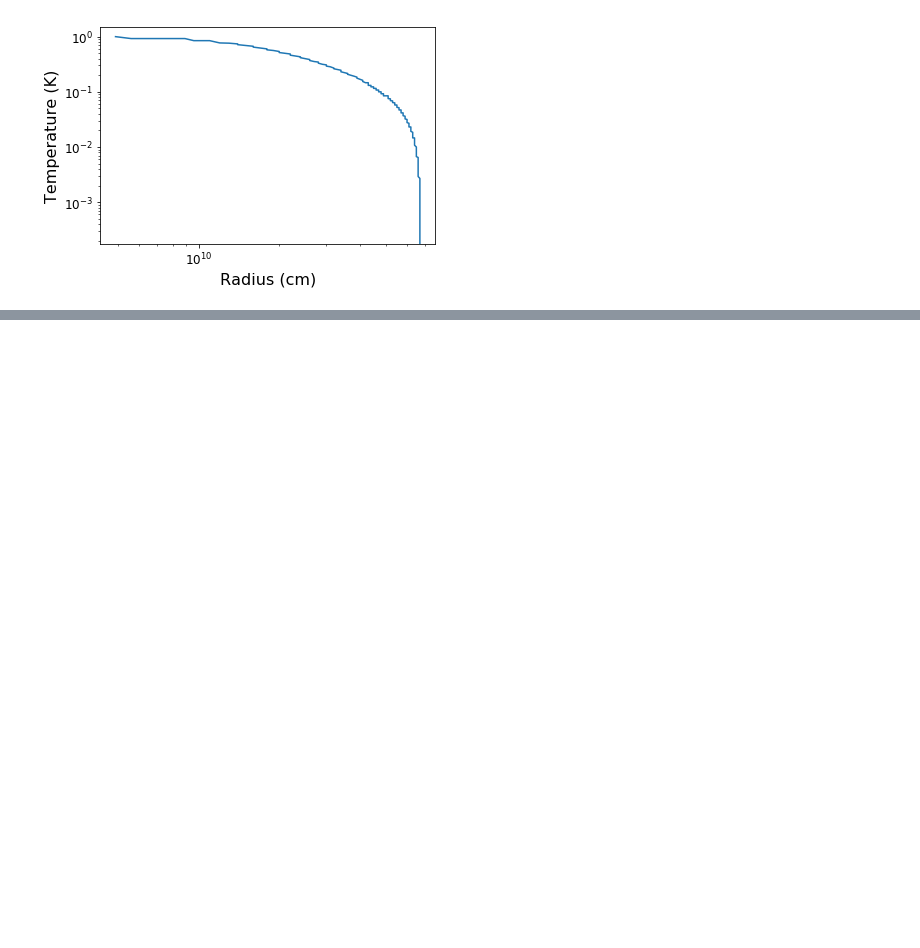
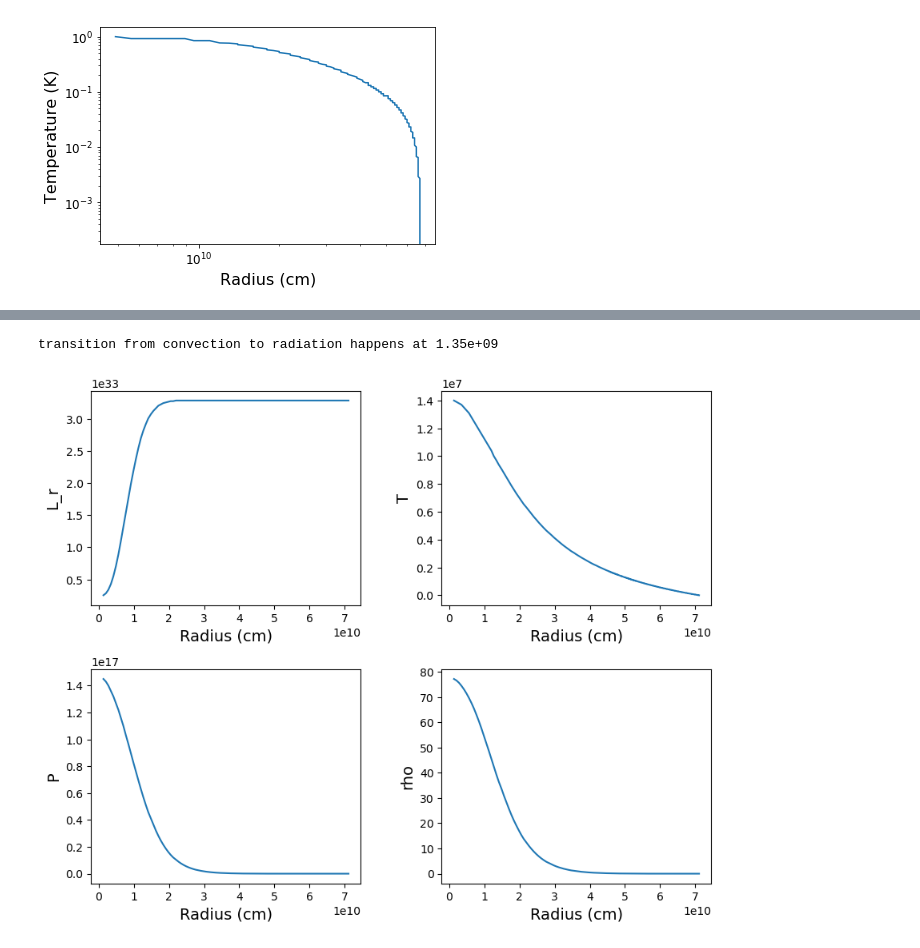
Before and after one commit to rfinn/ASTR392, a Jupyter notebook: carroll-ostlie-statstar/stellar_structure.ipynb, the cells around one changed output, grey strips where cells are left out. Saved outputs shown, nothing was run; the diff lists cells and outputs as text; code cells hidden in the pictures; blank space fills up the shorter version.

Commit message:
updates to read output from python

```diff
--- a/carroll-ostlie-statstar/stellar_structure.ipynb
+++ b/carroll-ostlie-statstar/stellar_structure.ipynb
@@ -44,0 +64,7 @@ ax.set_yscale('log')
+# %%
+infile = "starmodl_py.dat"
+colnames = ['r','Qm', 'L_r', 'T', 'P', 'rho', 'kap', 'eps', 'Transport', 'dlPdlT']
+# %%
+star = ascii.read(infile,comment='#',delimiter=' ', data_start=16)
+# %%
+star = Table(star,names = colnames)
@@ -44,0 +93,16 @@ ax.set_yscale('log')
+# %%
+convection = star['Transport'] == 'c'
+print(f"transition from convection to radiation happens at {np.min(star['r'][convection]):.2e}")
+# %% [output]
+transition from convection to radiation happens at 1.35e+09
+# %%
+plt.figure(figsize=(10,8))
+plt.subplots_adjust(hspace=.3,wspace=.3)
+yvars = ['L_r', 'T', 'P', 'rho']
+for i in range(len(yvars)):
+    plt.subplot(2,2,i+1)
+    plt.plot(star['r'], star[yvars[i]], label=yvars[i])
+    plt.ylabel(yvars[i],fontsize=14)
+    plt.xlabel("Radius (cm)",fontsize=14)
+# %% [output]
+[figure, added]
```
Also changed, not shown: parts of 6 cells of this notebook.
